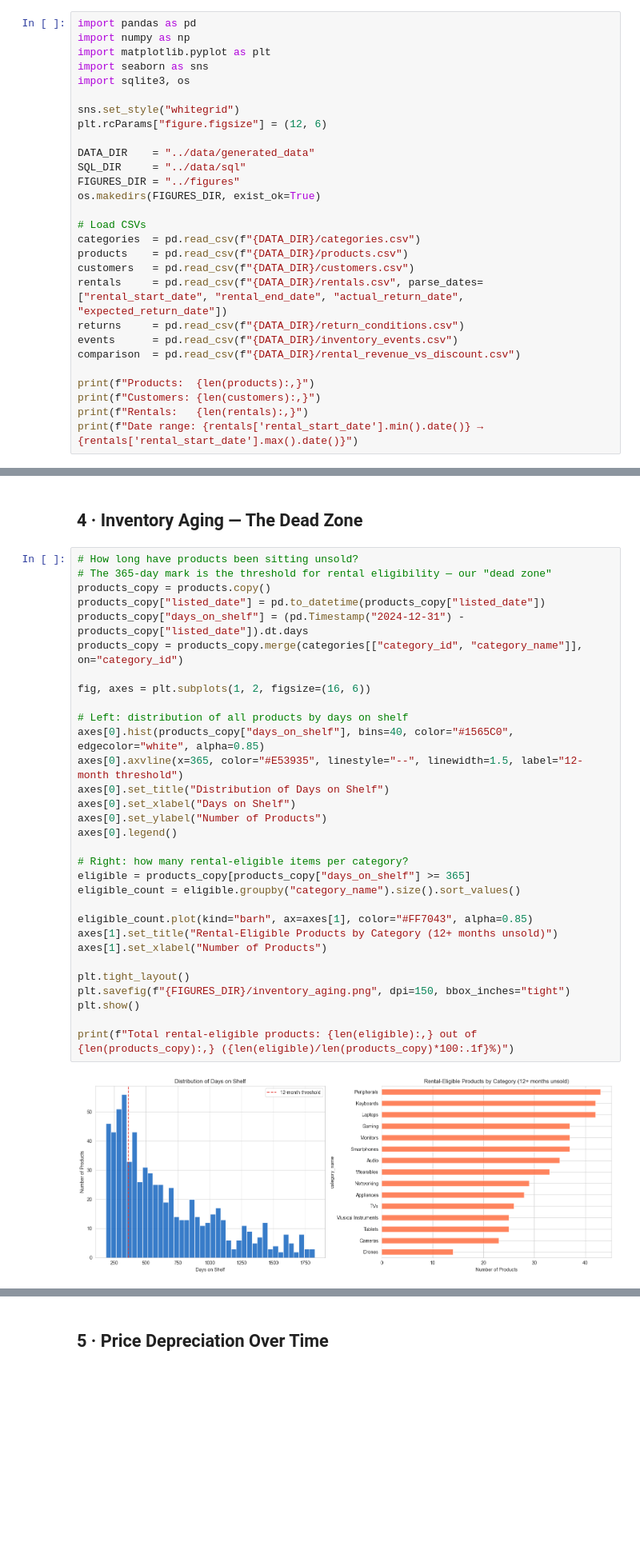
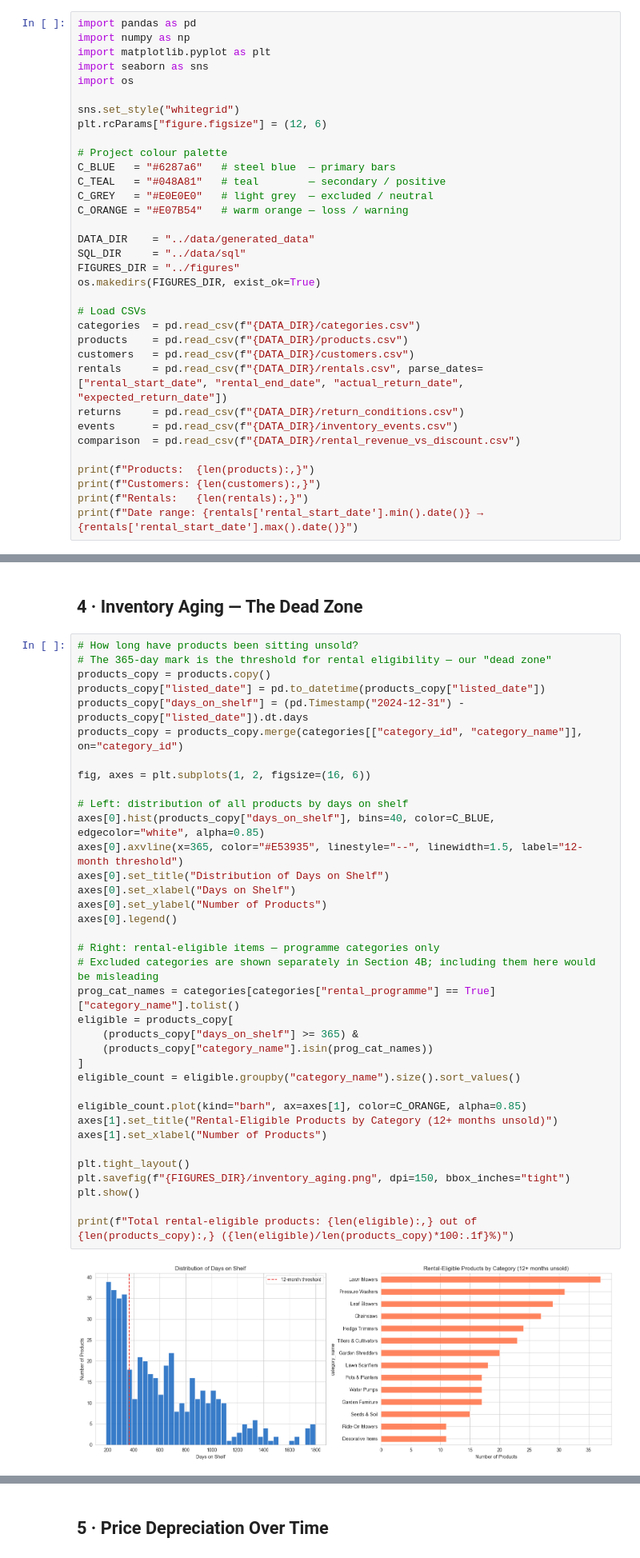
Before and after one commit to letter-b/finalproject, a Jupyter notebook: notebooks/02_eda.ipynb, the cells around one changed output, grey strips where cells are left out. Shown at 80% size. Drawn from its saved outputs; the diff is of its cells as text; blank space fills up the shorter version.

```diff
--- a/notebooks/02_eda.ipynb
+++ b/notebooks/02_eda.ipynb
@@ -10,10 +10,16 @@ import pandas as pd
 import numpy as np
 import matplotlib.pyplot as plt
 import seaborn as sns
-import sqlite3, os
+import os
 
 sns.set_style("whitegrid")
 plt.rcParams["figure.figsize"] = (12, 6)
+
+# Project colour palette
+C_BLUE   = "#6287a6"   # steel blue  — primary bars
+C_TEAL   = "#048A81"   # teal        — secondary / positive
+C_GREY   = "#E0E0E0"   # light grey  — excluded / neutral
+C_ORANGE = "#E07B54"   # warm orange — loss / warning
 
 DATA_DIR    = "../data/generated_data"
 SQL_DIR     = "../data/sql"
@@ -148,33 +158,38 @@ plt.show()
 # %%
 # How long have products been sitting unsold?
 # The 365-day mark is the threshold for rental eligibility — our "dead zone"
 products_copy = products.copy()
 products_copy["listed_date"] = pd.to_datetime(products_copy["listed_date"])
 products_copy["days_on_shelf"] = (pd.Timestamp("2024-12-31") - products_copy["listed_date"]).dt.days
 products_copy = products_copy.merge(categories[["category_id", "category_name"]], on="category_id")
 
 fig, axes = plt.subplots(1, 2, figsize=(16, 6))
 
 # Left: distribution of all products by days on shelf
-axes[0].hist(products_copy["days_on_shelf"], bins=40, color="#1565C0", edgecolor="white", alpha=0.85)
+axes[0].hist(products_copy["days_on_shelf"], bins=40, color=C_BLUE, edgecolor="white", alpha=0.85)
 axes[0].axvline(x=365, color="#E53935", linestyle="--", linewidth=1.5, label="12-month threshold")
 axes[0].set_title("Distribution of Days on Shelf")
 axes[0].set_xlabel("Days on Shelf")
 axes[0].set_ylabel("Number of Products")
 axes[0].legend()
 
-# Right: how many rental-eligible items per category?
-eligible = products_copy[products_copy["days_on_shelf"] >= 365]
+# Right: rental-eligible items — programme categories only
+# Excluded categories are shown separately in Section 4B; including them here would be misleading
+prog_cat_names = categories[categories["rental_programme"] == True]["category_name"].tolist()
+eligible = products_copy[
+    (products_copy["days_on_shelf"] >= 365) &
+    (products_copy["category_name"].isin(prog_cat_names))
+]
 eligible_count = eligible.groupby("category_name").size().sort_values()
 
-eligible_count.plot(kind="barh", ax=axes[1], color="#FF7043", alpha=0.85)
+eligible_count.plot(kind="barh", ax=axes[1], color=C_ORANGE, alpha=0.85)
 axes[1].set_title("Rental-Eligible Products by Category (12+ months unsold)")
 axes[1].set_xlabel("Number of Products")
 
 plt.tight_layout()
 plt.savefig(f"{FIGURES_DIR}/inventory_aging.png", dpi=150, bbox_inches="tight")
 plt.show()
 
 print(f"Total rental-eligible products: {len(eligible):,} out of {len(products_copy):,} ({len(eligible)/len(products_copy)*100:.1f}%)")
 # %% [output]
-[figure, old version]
+[figure, new version]
```
Also changed, not shown: parts of 19 cells of this notebook, 41 other files.
